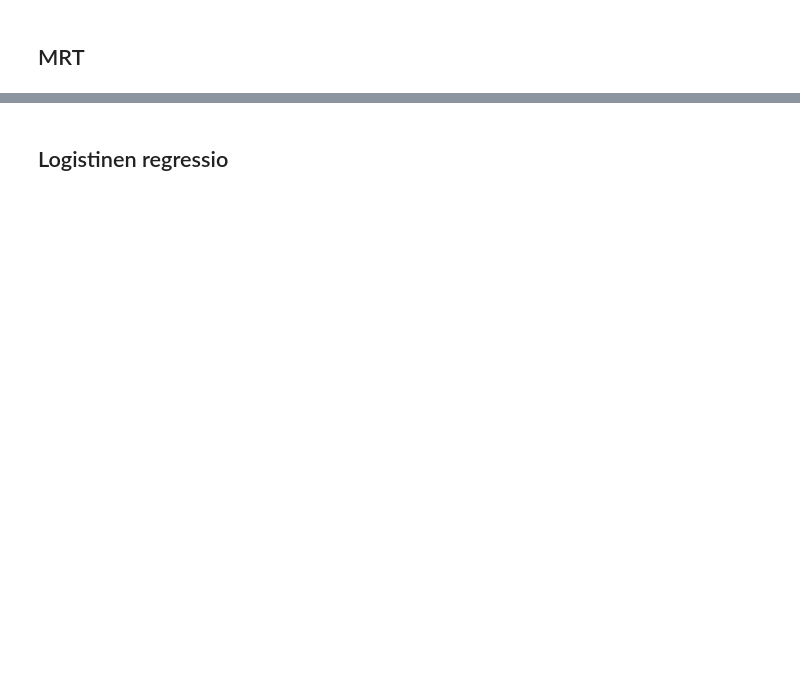
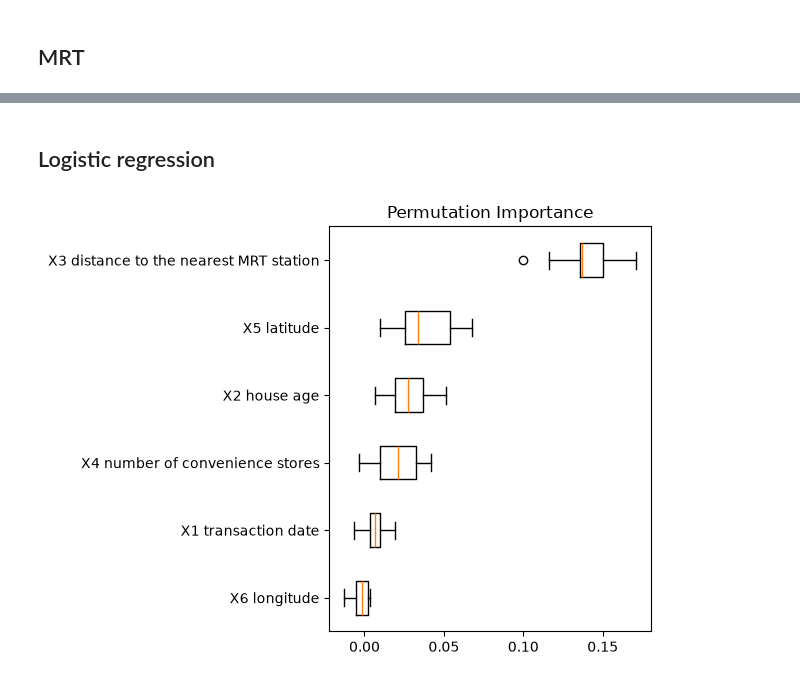
Before and after one commit to MustBeViable/DatanKasittely, a Jupyter notebook: linear_and_logigal_elias_rinne.ipynb, the cells around one changed output, grey strips where cells are left out. Saved outputs shown, nothing was run; the diff lists cells and outputs as text; code cells hidden in the pictures; blank space fills up the shorter version.

```diff
--- a/linear_and_logigal_elias_rinne.ipynb
+++ b/linear_and_logigal_elias_rinne.ipynb
@@ -283 +247,5 @@ logistic_X_scaled = pd.DataFrame(logistic_X_scaled, columns=logistic_X.columns)
+# %%
+# Copying data to prevent intercepting with linear regression model and squeezing y to have only price
+logistic_y = y.squeeze()
+logistic_X = X
 # %% [markdown]
@@ -335,3 +330,11 @@ X_logistic_train_mrt, X_logistic_test_mrt, y_logistic_train_mrt, y_logistic_test
+# %%
+standard_scaler = StandardScaler()
+
+X_logistic_train_scaled = standard_scaler.fit_transform(X_logistic_train)
+X_logistic_test_scaled = standard_scaler.transform(X_logistic_test)
+
+X_logistic_train_scaled = pd.DataFrame(X_logistic_train_scaled, columns=logistic_X.columns)
+X_logistic_test_scaled = pd.DataFrame(X_logistic_test_scaled, columns=logistic_X.columns)
 # %% [markdown]
 # 4. Modeling
 
@@ -394,11 +399,9 @@ y_pred_longitude = linear_regression_model_longitude.predict(X_linear_test_longi
 # %%
 logistic_regression_model_original = LogisticRegression(solver='lbfgs')
 
-logistic_regression_model_original.fit(original_X, original_y_class)
+logistic_regression_model_original.fit(X_logistic_train_scaled, y_logistic_class_train)
 
 b0_original = logistic_regression_model_original.intercept_
 b1_original = logistic_regression_model_original.coef_
 
-y_pred_cross_val_original = cross_val_predict(
-    estimator= logistic_regression_model_original, X=original_X, y=original_y_class, cv=10
-)
+y_pred_original = logistic_regression_model_original.predict(X_logistic_test_scaled)
@@ -437,3 +412,11 @@ y_pred_logistic_cross_val_all = cross_val_predict(
+# %%
+logistic_regression_model_mrt = LogisticRegression(solver='lbfgs')
+
+logistic_regression_X_mrt_train = X_logistic_train_scaled[['X3 distance to the nearest MRT station']]
+
+logistic_regression_model_mrt.fit(logistic_regression_X_mrt_train, y_logistic_class_train)
+
+y_pred_mrt = logistic_regression_model_mrt.predict(X_logistic_test_scaled[['X3 distance to the nearest MRT station']])
 # %% [markdown]
 # 5. Evaluation
 
@@ -498,2 +501,2 @@ print('')
 # %% [markdown]
-## Logistinen regressio
+## Logistic regression
@@ -546,0 +503,13 @@ plt.show()
+# %%
+result = permutation_importance(
+    logistic_regression_model_original, X_logistic_train_scaled, y_logistic_class_train, n_repeats=10, scoring="accuracy", random_state=0, n_jobs=-1
+)
+sorted_idx = result.importances_mean.argsort()
+
+fig, ax = plt.subplots()
+ax.boxplot(result.importances[sorted_idx].T, orientation="horizontal", tick_labels=X_logistic_train_scaled.columns[sorted_idx])
+ax.set_title("Permutation Importance")
+fig.tight_layout()
+plt.show()
+# %% [output]
+[figure, added]
```
Also changed, not shown: parts of 61 cells of this notebook.
